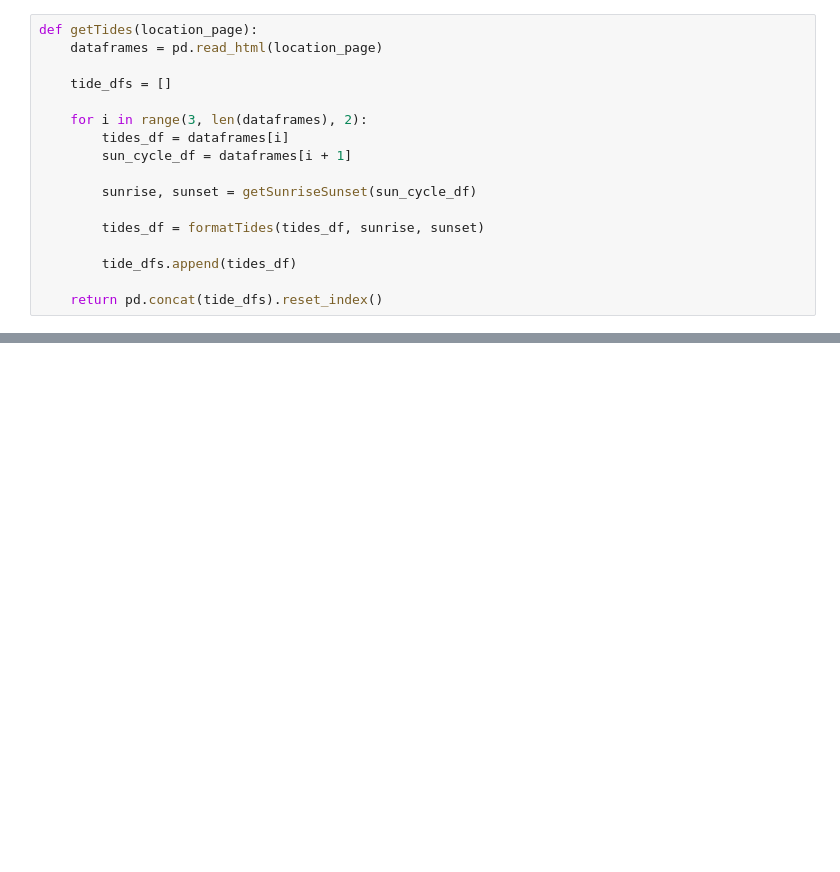
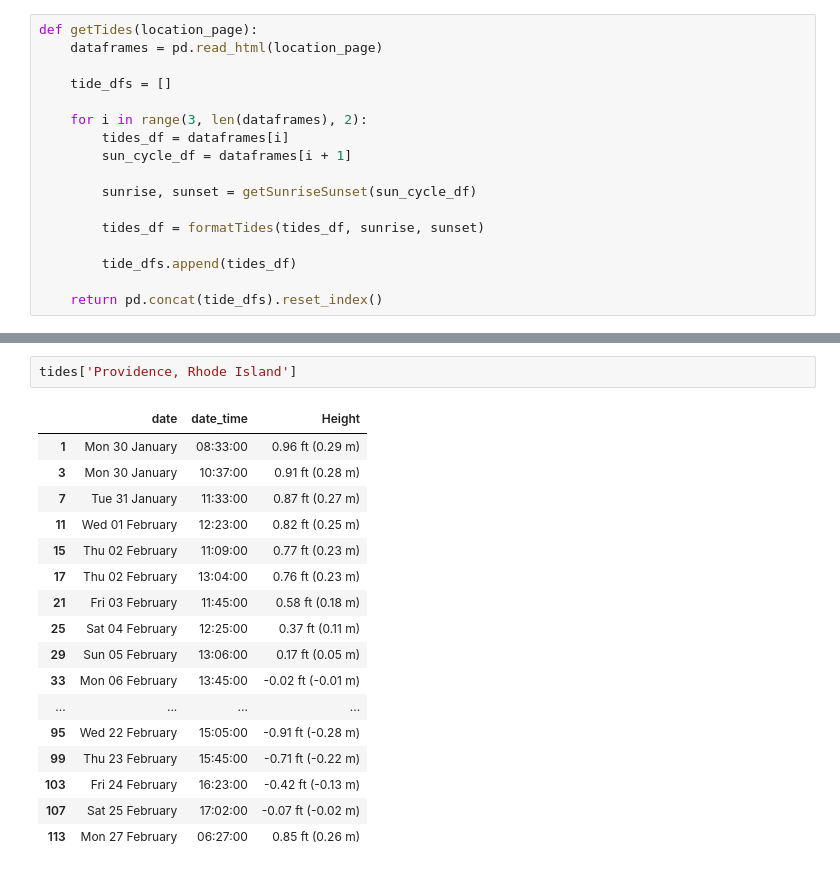
Before and after one commit to abrieff/gridium_interview, a Jupyter notebook: web_scraper_test.ipynb, the cells around one changed output, grey strips where cells are left out. Cells and saved outputs as stored; diff of their text form; blank space fills up the shorter version.

```diff
--- a/web_scraper_test.ipynb
+++ b/web_scraper_test.ipynb
@@ -139,0 +188,20 @@ tides
+# %%
+tides['Providence, Rhode Island']
+# %% [output]
+|  | date | date_time | Height |
+| 1 | Mon 30 January | 08:33:00 | 0.96 ft (0.29 m) |
+| 3 | Mon 30 January | 10:37:00 | 0.91 ft (0.28 m) |
+| 7 | Tue 31 January | 11:33:00 | 0.87 ft (0.27 m) |
+| 11 | Wed 01 February | 12:23:00 | 0.82 ft (0.25 m) |
+| 15 | Thu 02 February | 11:09:00 | 0.77 ft (0.23 m) |
+| 17 | Thu 02 February | 13:04:00 | 0.76 ft (0.23 m) |
+| 21 | Fri 03 February | 11:45:00 | 0.58 ft (0.18 m) |
+| 25 | Sat 04 February | 12:25:00 | 0.37 ft (0.11 m) |
+| 29 | Sun 05 February | 13:06:00 | 0.17 ft (0.05 m) |
+| 33 | Mon 06 February | 13:45:00 | -0.02 ft (-0.01 m) |
+| ... | ... | ... | ... |
+| 95 | Wed 22 February | 15:05:00 | -0.91 ft (-0.28 m) |
+| 99 | Thu 23 February | 15:45:00 | -0.71 ft (-0.22 m) |
+| 103 | Fri 24 February | 16:23:00 | -0.42 ft (-0.13 m) |
+| 107 | Sat 25 February | 17:02:00 | -0.07 ft (-0.02 m) |
+| 113 | Mon 27 February | 06:27:00 | 0.85 ft (0.26 m) |
```
Also changed, not shown: parts of 20 cells of this notebook, 2 other files.
